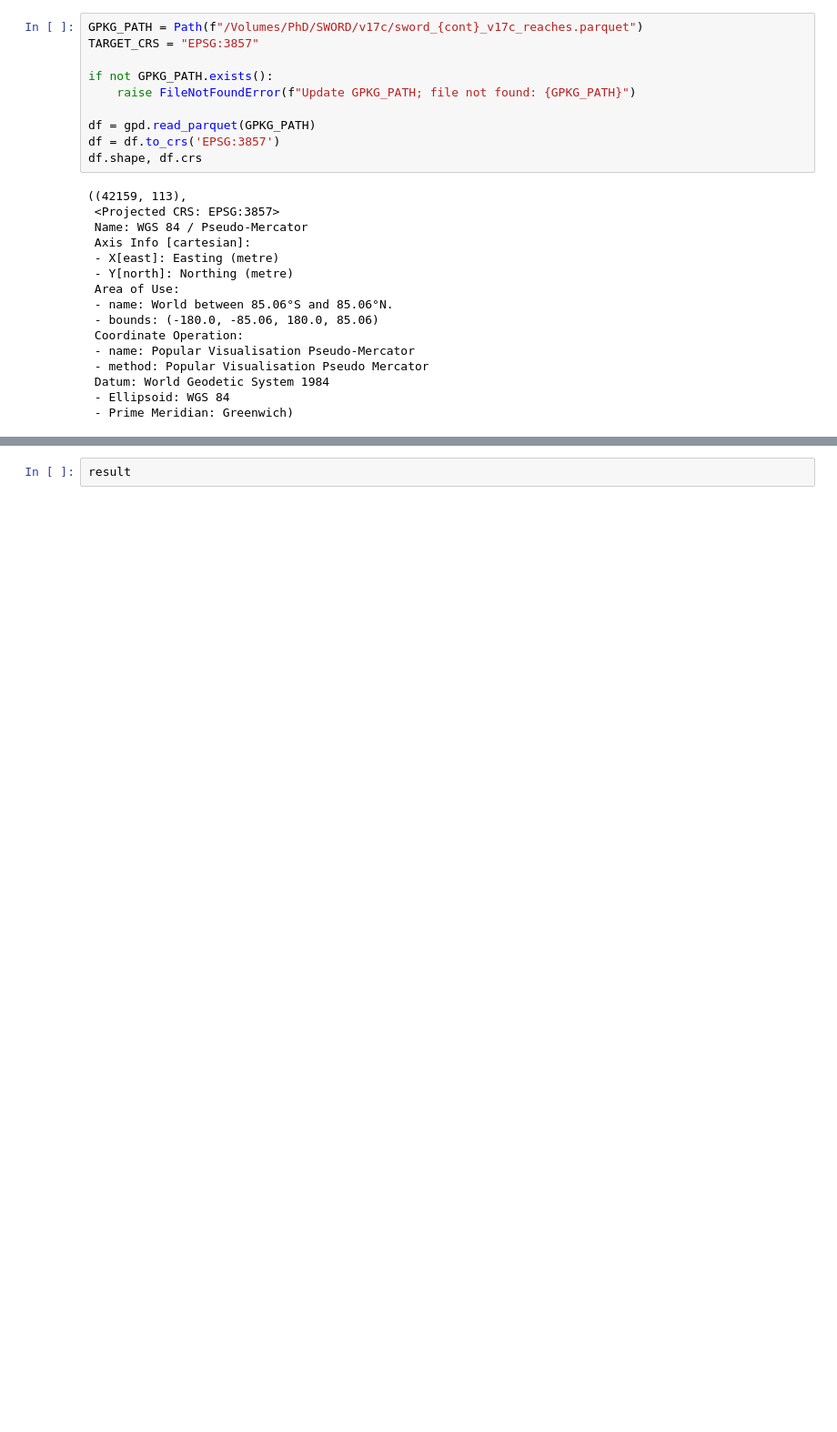
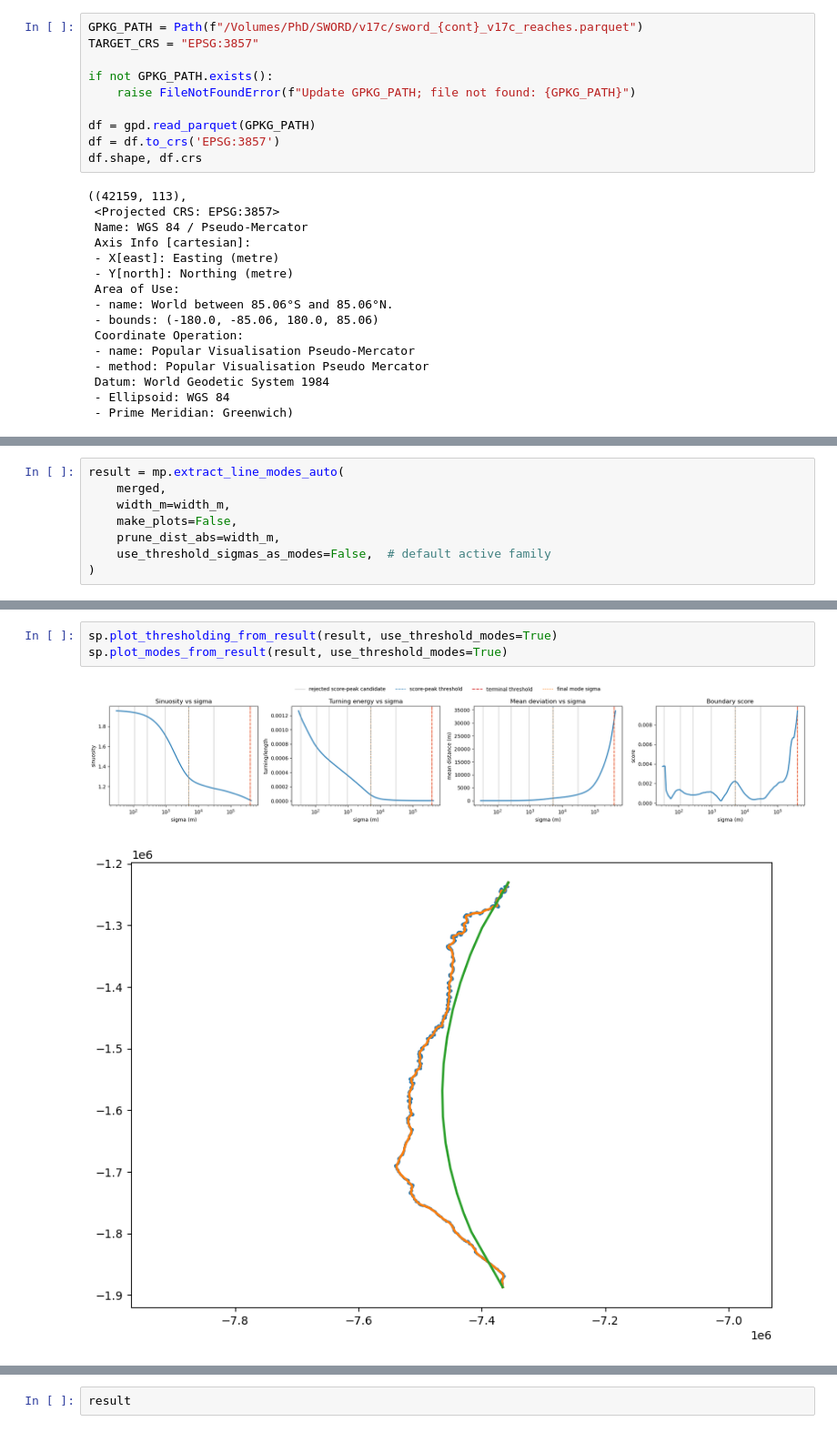
Before and after one commit to niekcde/single_thread_channel_hierarchy, a Jupyter notebook: test_pipeline.ipynb, the cells around one changed output, grey strips where cells are left out. Shown at 91% size. Drawn from its saved outputs; the diff is of its cells as text; blank space fills up the shorter version.

```diff
--- a/test_pipeline.ipynb
+++ b/test_pipeline.ipynb
@@ -113,0 +91,8 @@ result = mp.extract_line_modes_auto(
+# %%
+result = mp.extract_line_modes_auto(
+    merged,
+    width_m=width_m,
+    make_plots=False,
+    prune_dist_abs=width_m,
+    use_threshold_sigmas_as_modes=False,  # default active family
+)
@@ -114,2 +105,8 @@ result = mp.extract_line_modes_auto(
+# %%
+sp.plot_thresholding_from_result(result, use_threshold_modes=True)
+sp.plot_modes_from_result(result, use_threshold_modes=True)
+# %% [output]
+[figure, added]
+[figure, added]
 # %%
 plot_labels = [
```
Also changed, not shown: parts of 9 cells of this notebook, 2 other files.
